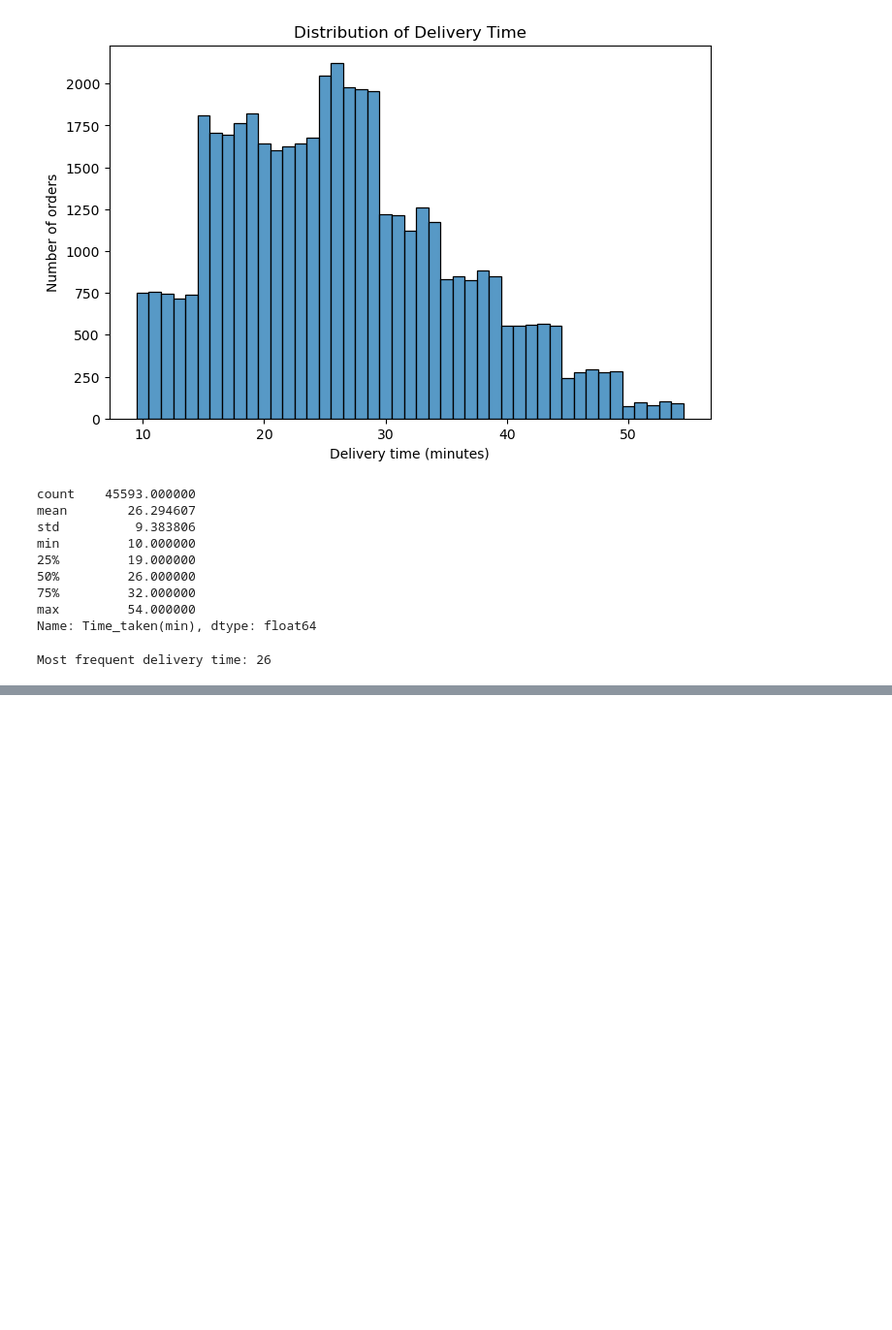
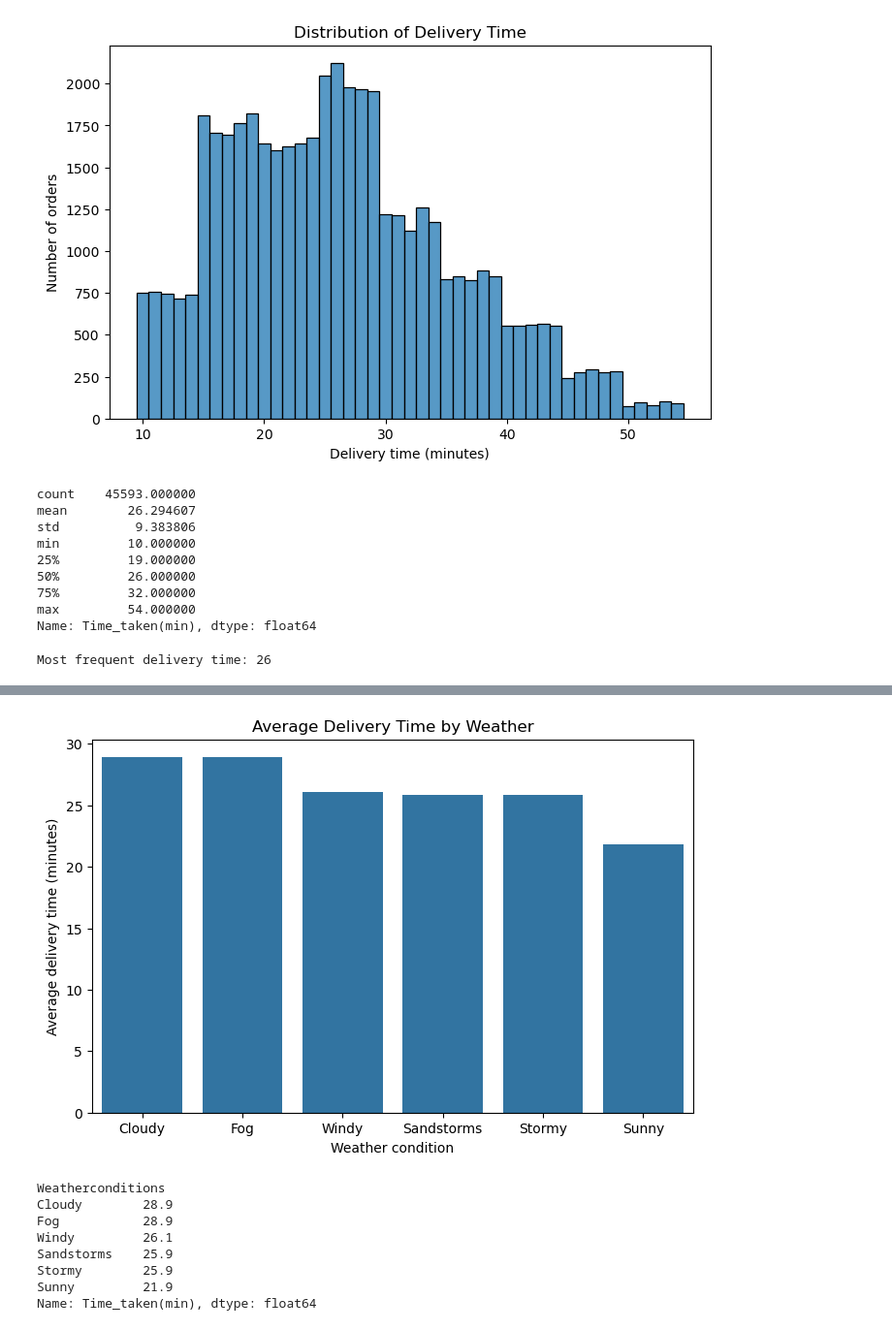
Before and after one commit to Manar-Mohammed8/delivery-time-prediction, a Jupyter notebook: notebook.ipynb, the cells around one changed output, grey strips where cells are left out. Shown at 97% size. Drawn from its saved outputs; the diff is of its cells as text; code cells hidden in the pictures; blank space fills up the shorter version.

```diff
--- a/notebook.ipynb
+++ b/notebook.ipynb
@@ -300,0 +344,5 @@ Most frequent delivery time: 26
+# %%
+df_eda["Weatherconditions"] = (df_eda["Weatherconditions"]
+                               .str.replace("conditions ", "", regex=False)
+                               .str.strip())
+df_eda["Weatherconditions"].value_counts()
@@ -300,0 +359,24 @@ Most frequent delivery time: 26
+# %%
+order = (df_eda[df_eda["Weatherconditions"] != "NaN"]
+         .groupby("Weatherconditions")["Time_taken(min)"]
+         .mean()
+         .sort_values(ascending=False))
+
+plt.figure(figsize=(8, 5))
+sns.barplot(x=order.index, y=order.values)
+plt.title("Average Delivery Time by Weather")
+plt.xlabel("Weather condition")
+plt.ylabel("Average delivery time (minutes)")
+plt.show()
+
+print(order.round(1))
+# %% [output]
+[figure, added]
+Weatherconditions
+Cloudy        28.9
+Fog           28.9
+Windy         26.1
+Sandstorms    25.9
+Stormy        25.9
+Sunny         21.9
+Name: Time_taken(min), dtype: float64
```
Also changed, not shown: parts of 57 cells of this notebook, 2 other files.
